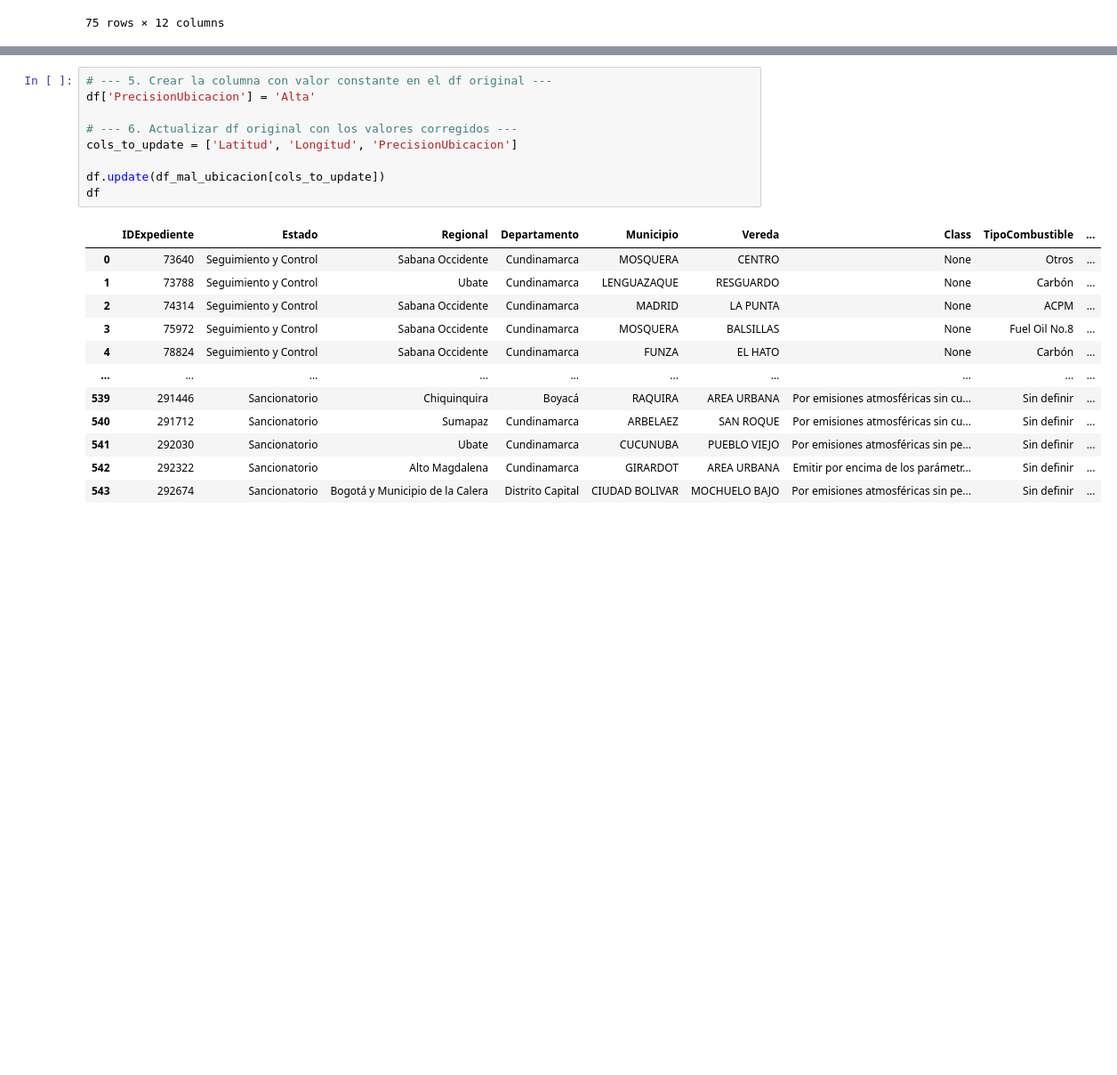
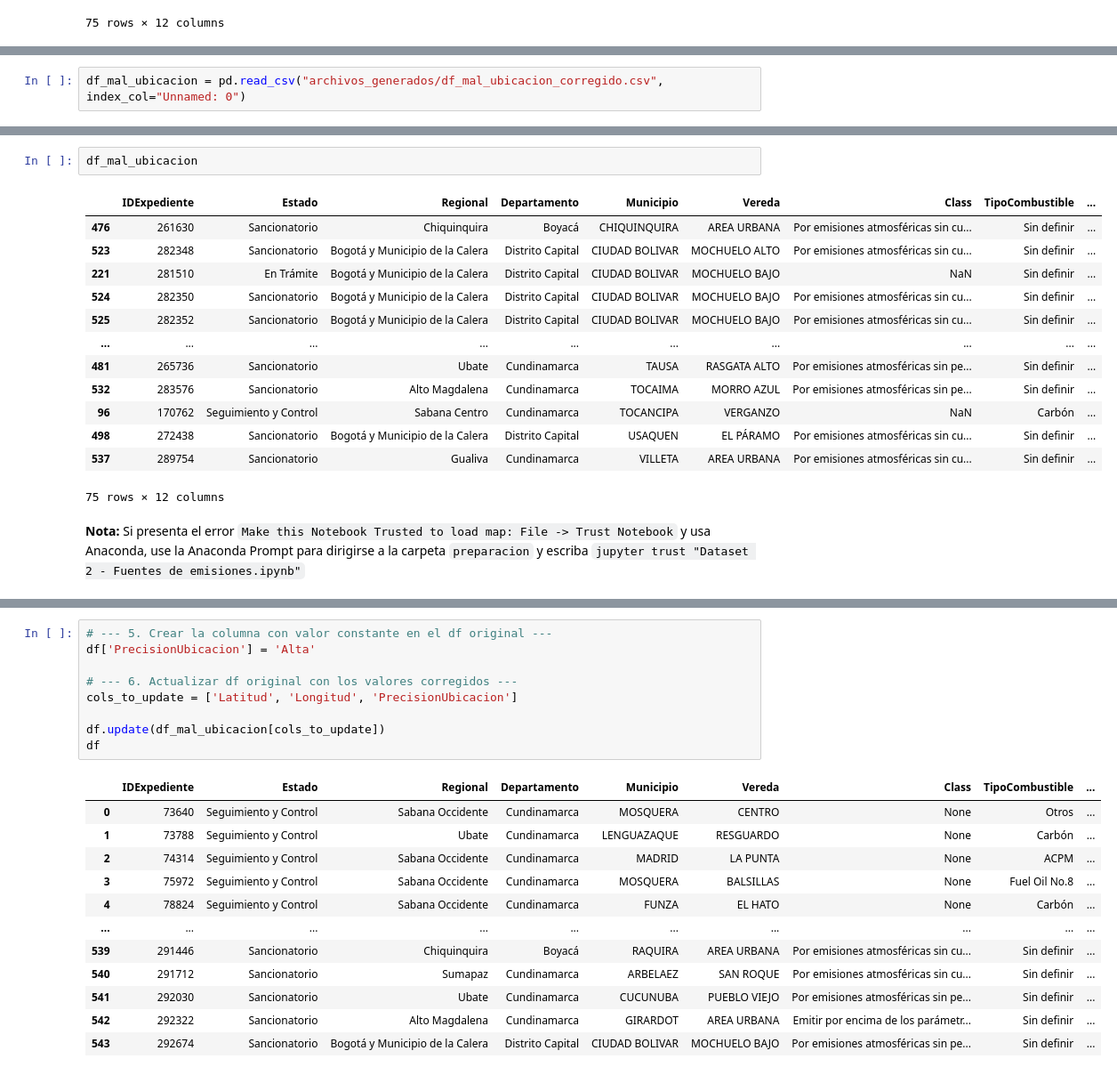
Before and after one commit to sariswis/Proyecto-Visual-Analytics, a Jupyter notebook: preparacion/Dataset 2 - Fuentes de emisiones.ipynb, the cells around one changed output, grey strips where cells are left out. Shown: that part at 89% size. Cells and saved outputs as stored; diff of their text form; blank space fills up the shorter version.

````diff
--- a/preparacion/Dataset 2 - Fuentes de emisiones.ipynb
+++ b/preparacion/Dataset 2 - Fuentes de emisiones.ipynb
@@ -344,0 +342,2 @@ df_mal_ubicacion.to_csv("archivos_generados/df_mal_ubicacion_corregido.csv")
+# %%
+df_mal_ubicacion = pd.read_csv("archivos_generados/df_mal_ubicacion_corregido.csv", index_col="Unnamed: 0")
@@ -345,3 +395,21 @@ df_mal_ubicacion.to_csv("archivos_generados/df_mal_ubicacion_corregido.csv")
+# %%
+df_mal_ubicacion
+# %% [output]
+|  | IDExpediente | Estado | Regional | Departamento | Municipio | Vereda | Class | TipoCombustible | ... |
+| 476 | 261630 | Sancionatorio | Chiquinquira | Boyacá | CHIQUINQUIRA | AREA URBANA | Por emisiones atmosféricas sin cu... | Sin definir | ... |
+| 523 | 282348 | Sancionatorio | Bogotá y Municipio de la Calera | Distrito Capital | CIUDAD BOLIVAR | MOCHUELO ALTO | Por emisiones atmosféricas sin cu... | Sin definir | ... |
+| 221 | 281510 | En Trámite | Bogotá y Municipio de la Calera | Distrito Capital | CIUDAD BOLIVAR | MOCHUELO BAJO | NaN | Sin definir | ... |
+| 524 | 282350 | Sancionatorio | Bogotá y Municipio de la Calera | Distrito Capital | CIUDAD BOLIVAR | MOCHUELO BAJO | Por emisiones atmosféricas sin cu... | Sin definir | ... |
+| 525 | 282352 | Sancionatorio | Bogotá y Municipio de la Calera | Distrito Capital | CIUDAD BOLIVAR | MOCHUELO BAJO | Por emisiones atmosféricas sin cu... | Sin definir | ... |
+| ... | ... | ... | ... | ... | ... | ... | ... | ... | ... |
+| 481 | 265736 | Sancionatorio | Ubate | Cundinamarca | TAUSA | RASGATA ALTO | Por emisiones atmosféricas sin pe... | Sin definir | ... |
+| 532 | 283576 | Sancionatorio | Alto Magdalena | Cundinamarca | TOCAIMA | MORRO AZUL | Por emisiones atmosféricas sin pe... | Sin definir | ... |
+| 96 | 170762 | Seguimiento y Control | Sabana Centro | Cundinamarca | TOCANCIPA | VERGANZO | NaN | Carbón | ... |
+| 498 | 272438 | Sancionatorio | Bogotá y Municipio de la Calera | Distrito Capital | USAQUEN | EL PÁRAMO | Por emisiones atmosféricas sin cu... | Sin definir | ... |
+| 537 | 289754 | Sancionatorio | Gualiva | Cundinamarca | VILLETA | AREA URBANA | Por emisiones atmosféricas sin cu... | Sin definir | ... |
+75 rows × 12 columns
+# %% [markdown]
+**Nota:** Si presenta el error `Make this Notebook Trusted to load map: File -> Trust Notebook` y usa Anaconda, use la Anaconda Prompt para dirigirse a la carpeta `preparacion` y escriba ```jupyter trust "Dataset 2 - Fuentes de emisiones.ipynb"```
 # %%
 min_lat = df_mal_ubicacion['Latitud'].min()
 max_lat = df_mal_ubicacion['Latitud'].max()
````
Also changed, not shown: parts of 5 cells of this notebook, 2 other files.
